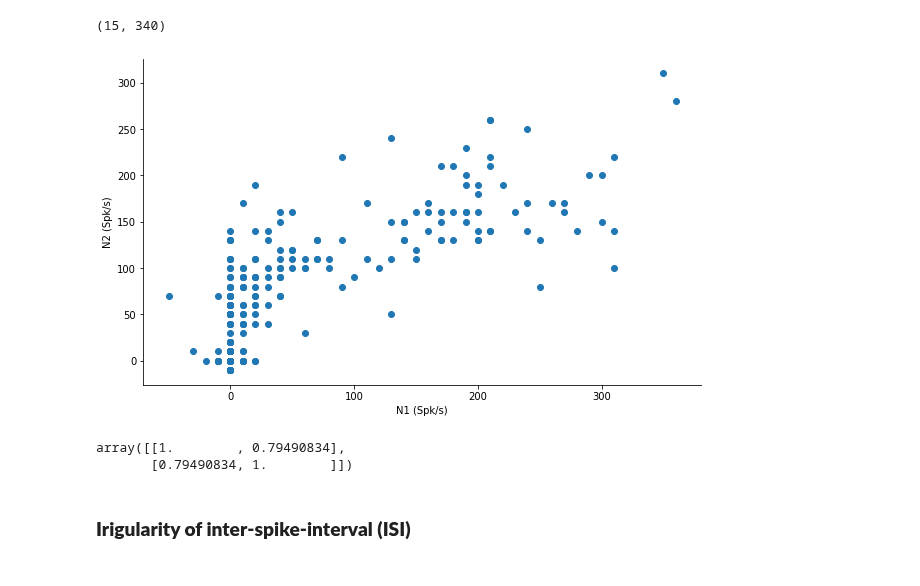
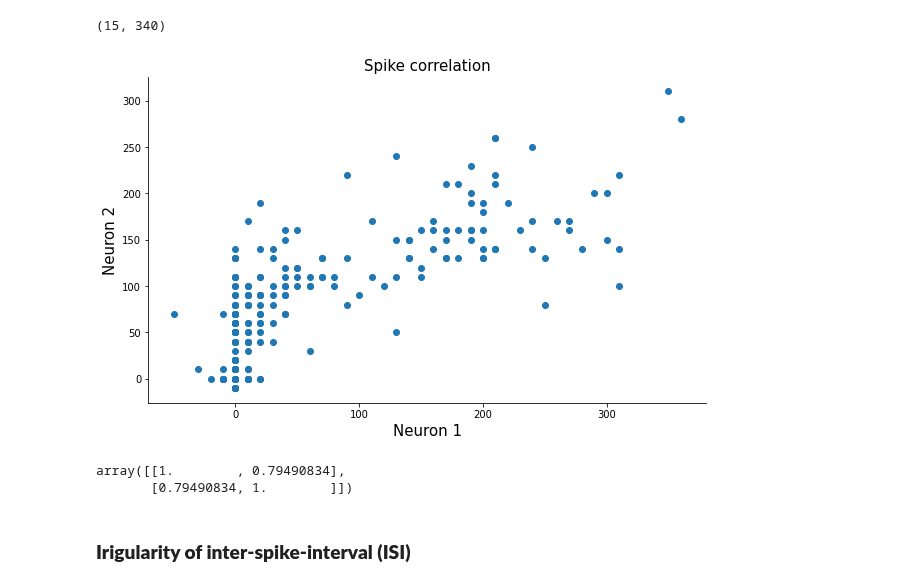
Before and after one commit to MiladQolami/Neural-Data-Analysis, a Jupyter notebook: SpikingVariablity/SpikingVariablity.ipynb, the cells around one changed output. Saved outputs shown, nothing was run; the diff lists cells and outputs as text; code cells hidden in the pictures.

```diff
--- a/SpikingVariablity/SpikingVariablity.ipynb
+++ b/SpikingVariablity/SpikingVariablity.ipynb
@@ -210,16 +210,18 @@ mean_spike_count.shape
 # %%
 N1  = mean_spike_count[1,:] * 500
 N2  = mean_spike_count[2,:] * 500
 
 
 fig,ax = plt.subplots(figsize = (10,6))
 ax.scatter(N1,N2)
-ax.set(xlabel = 'N1 (Spk/s)',ylabel = 'N2 (Spk/s)')
+ax.set_xlabel('Neuron 1', size = 15)
+ax.set_ylabel('Neuron 2', size = 15)
+ax.set_title('Spike correlation',size = 15)
 plt.show()
 
 np.corrcoef(N1,N2)
 # %% [output]
-[figure, old version]
+[figure, new version]
 array([[1.        , 0.79490834],
        [0.79490834, 1.        ]])
 # %% [markdown]
```
